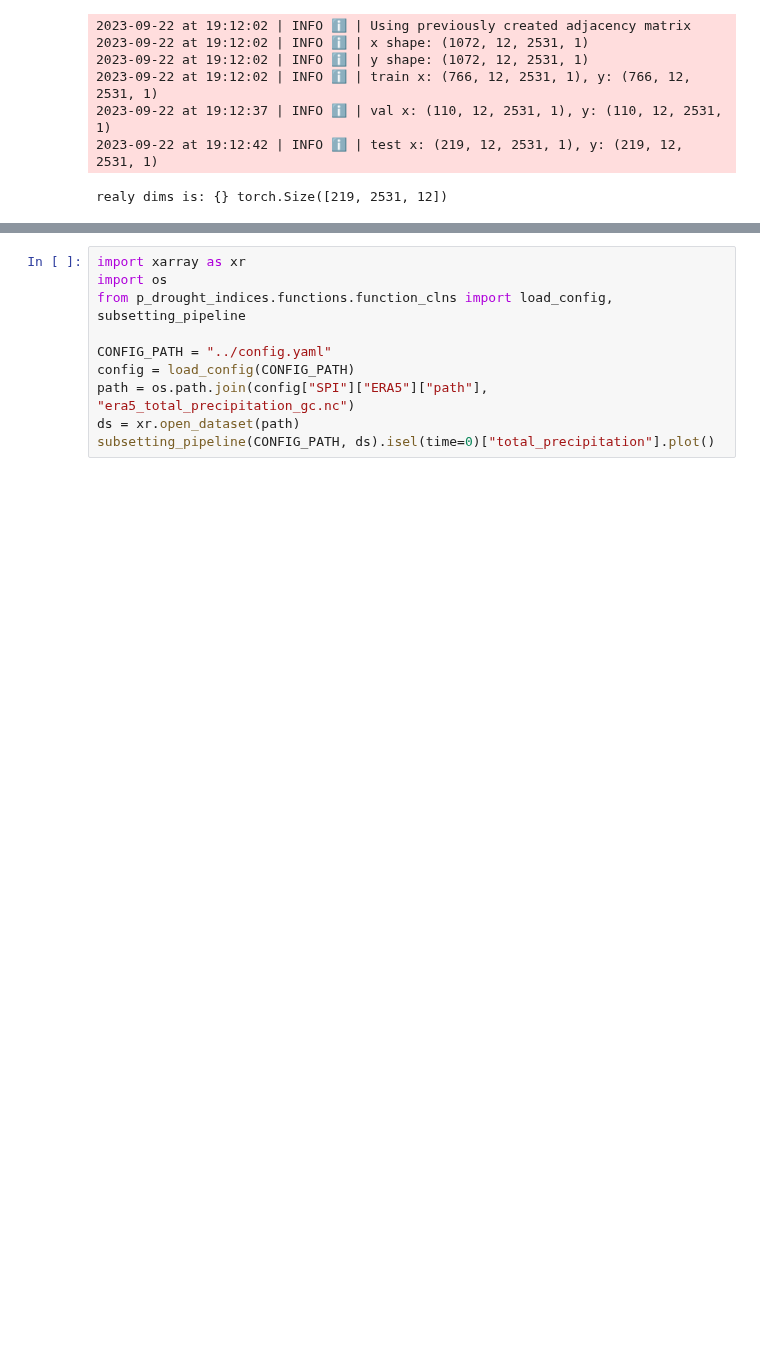
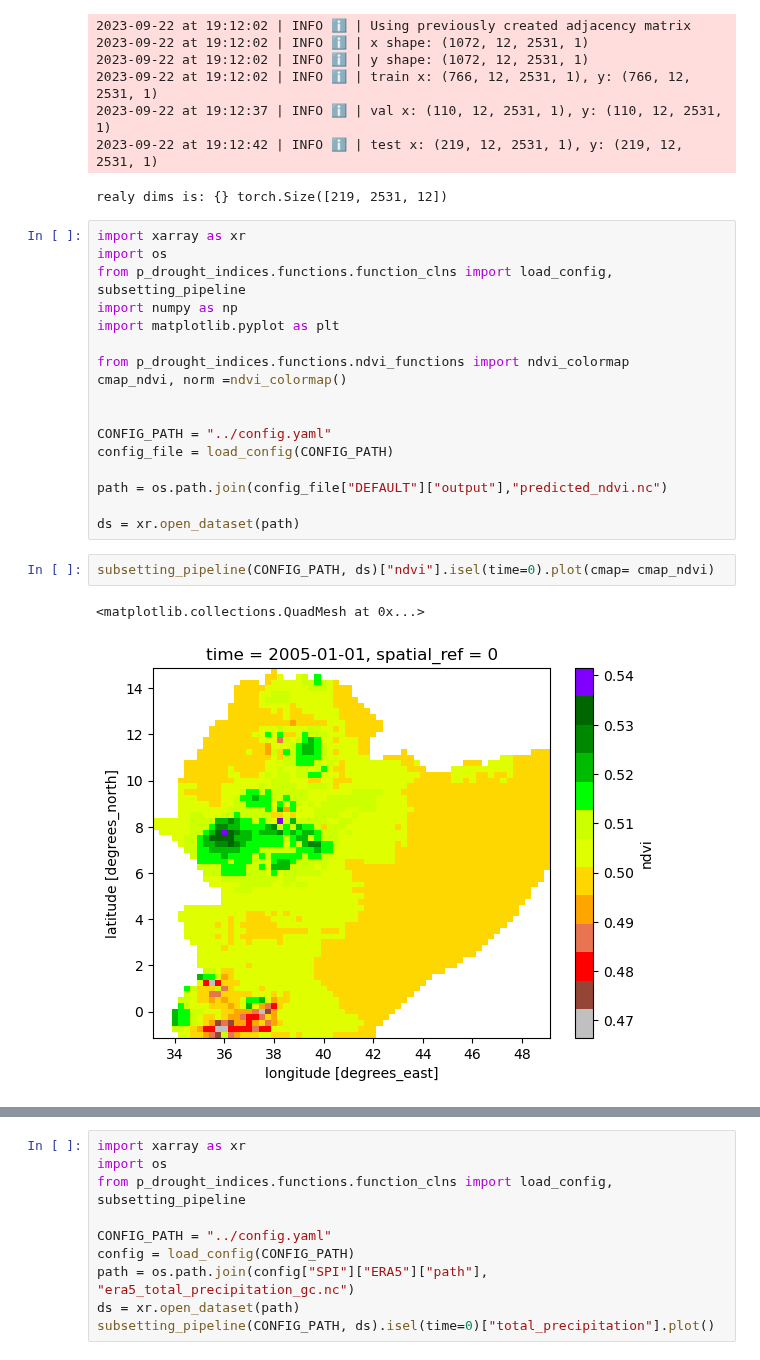
Before and after one commit to Riccardo7-DS/Indices_analysis, a Jupyter notebook: notebooks/model.ipynb, the cells around one changed output, grey strips where cells are left out. Drawn from its saved outputs; the diff is of its cells as text; blank space fills up the shorter version.

```diff
--- a/notebooks/model.ipynb
+++ b/notebooks/model.ipynb
@@ -432,3 +508,25 @@ Length: 2531, dtype: int64
 2023-09-22 at 19:12:37 | INFO ℹ️ | val x: (110, 12, 2531, 1), y: (110, 12, 2531, 1)
 2023-09-22 at 19:12:42 | INFO ℹ️ | test x: (219, 12, 2531, 1), y: (219, 12, 2531, 1)
 realy dims is: {} torch.Size([219, 2531, 12])
+# %%
+import xarray as xr
+import os
+from p_drought_indices.functions.function_clns import load_config, subsetting_pipeline
+import numpy as np
+import matplotlib.pyplot as plt
+
+from p_drought_indices.functions.ndvi_functions import ndvi_colormap
+cmap_ndvi, norm =ndvi_colormap()
+
+
+CONFIG_PATH = "../config.yaml"
+config_file = load_config(CONFIG_PATH)
+
+path = os.path.join(config_file["DEFAULT"]["output"],"predicted_ndvi.nc")
+
+ds = xr.open_dataset(path)
+# %%
+subsetting_pipeline(CONFIG_PATH, ds)["ndvi"].isel(time=0).plot(cmap= cmap_ndvi)
+# %% [output]
+<matplotlib.collections.QuadMesh at 0x...>
+[figure, added]
```
Also changed, not shown: parts of 7 cells of this notebook, 10 other files.
